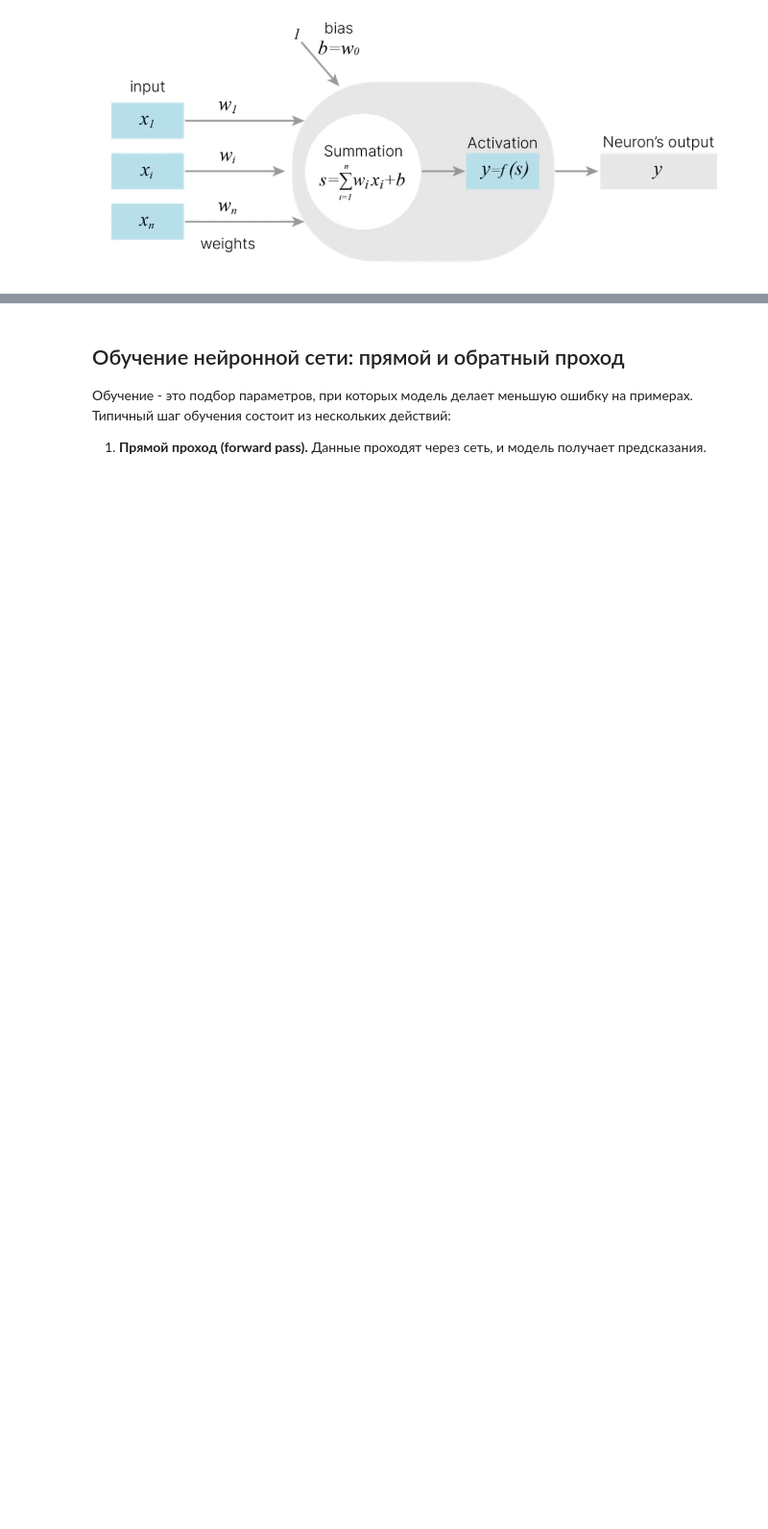
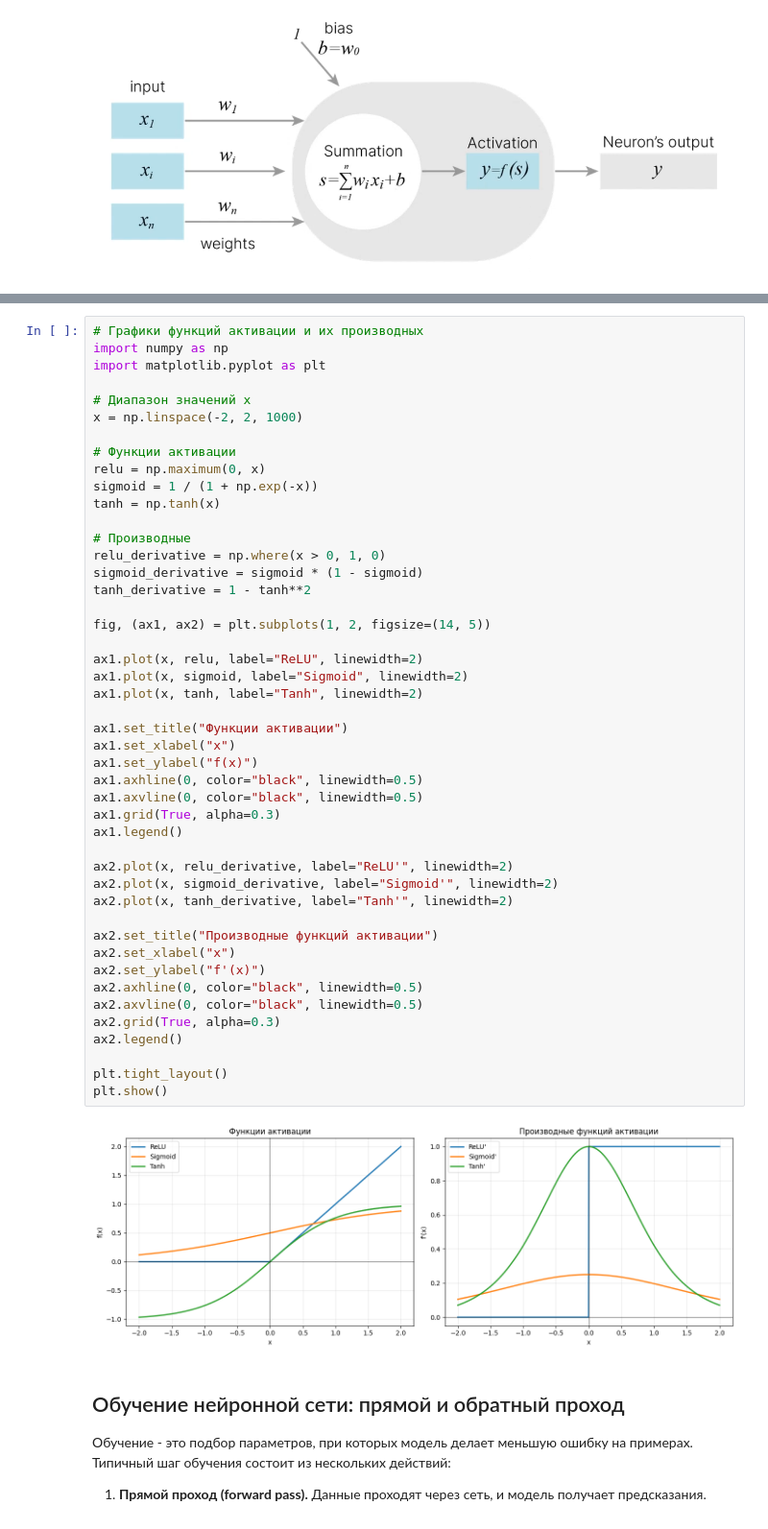
Before and after one commit to atrepalin/nn-labs, a Jupyter notebook: notebooks/00_pytorch_fundamentals.ipynb, the cells around one changed output, grey strips where cells are left out. Shown at 96% size. Cells and saved outputs as stored; diff of their text form; blank space fills up the shorter version.

Commit message:
add activation functions plot

```diff
--- a/notebooks/00_pytorch_fundamentals.ipynb
+++ b/notebooks/00_pytorch_fundamentals.ipynb
@@ -45,4 +43,52 @@ $$\operatorname{ReLU}(z) = \max(0, z)$$
 Она оставляет положительные значения без изменений и заменяет отрицательные нулём. В дальнейшем мы будем применять ReLU между полносвязными слоями.
+# %%
+# Графики функций активации и их производных
+import numpy as np
+import matplotlib.pyplot as plt
+
+# Диапазон значений x
+x = np.linspace(-2, 2, 1000)
+
+# Функции активации
+relu = np.maximum(0, x)
+sigmoid = 1 / (1 + np.exp(-x))
+tanh = np.tanh(x)
+
+# Производные
+relu_derivative = np.where(x > 0, 1, 0)
+sigmoid_derivative = sigmoid * (1 - sigmoid)
+tanh_derivative = 1 - tanh**2
+
+fig, (ax1, ax2) = plt.subplots(1, 2, figsize=(14, 5))
+
+ax1.plot(x, relu, label="ReLU", linewidth=2)
+ax1.plot(x, sigmoid, label="Sigmoid", linewidth=2)
+ax1.plot(x, tanh, label="Tanh", linewidth=2)
+
+ax1.set_title("Функции активации")
+ax1.set_xlabel("x")
+ax1.set_ylabel("f(x)")
+ax1.axhline(0, color="black", linewidth=0.5)
+ax1.axvline(0, color="black", linewidth=0.5)
+ax1.grid(True, alpha=0.3)
+ax1.legend()
+
+ax2.plot(x, relu_derivative, label="ReLU'", linewidth=2)
+ax2.plot(x, sigmoid_derivative, label="Sigmoid'", linewidth=2)
+ax2.plot(x, tanh_derivative, label="Tanh'", linewidth=2)
+
+ax2.set_title("Производные функций активации")
+ax2.set_xlabel("x")
+ax2.set_ylabel("f'(x)")
+ax2.axhline(0, color="black", linewidth=0.5)
+ax2.axvline(0, color="black", linewidth=0.5)
+ax2.grid(True, alpha=0.3)
+ax2.legend()
+
+plt.tight_layout()
+plt.show()
+# %% [output]
+[figure, added]
 # %% [markdown]
 ## Обучение нейронной сети: прямой и обратный проход
 
```
Also changed, not shown: parts of 5 cells of this notebook.
